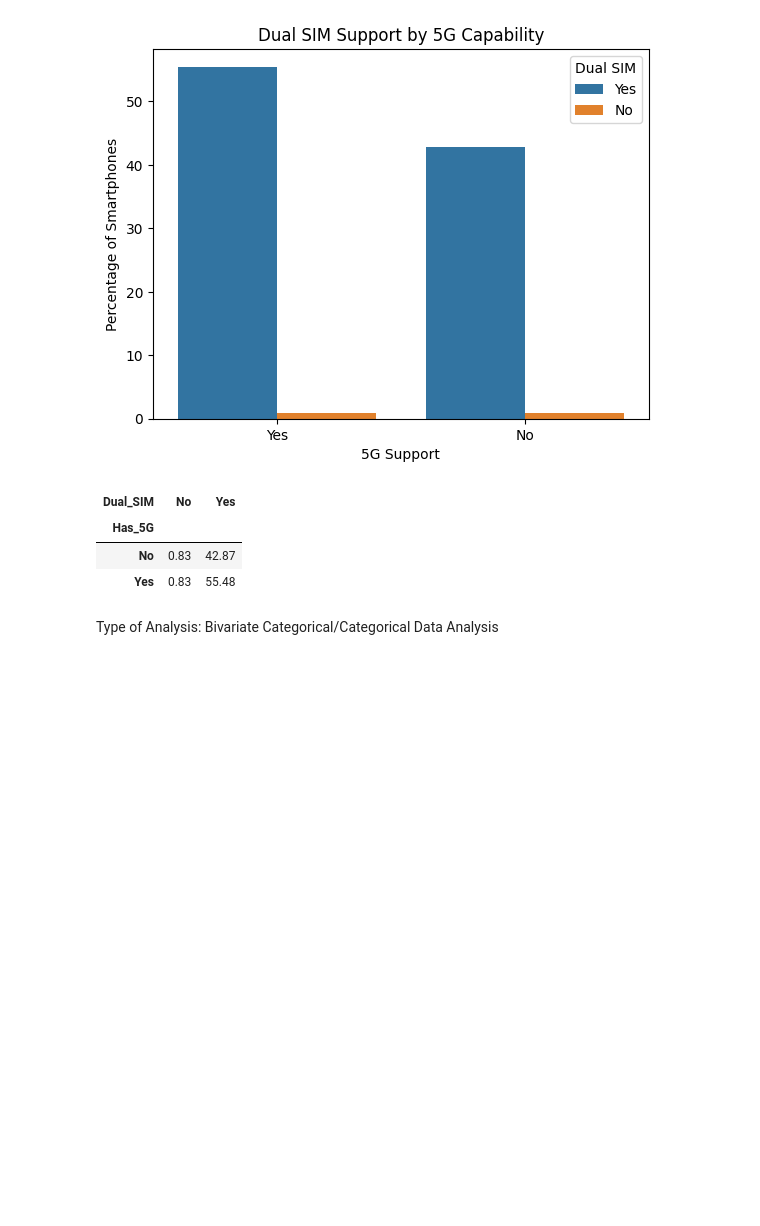
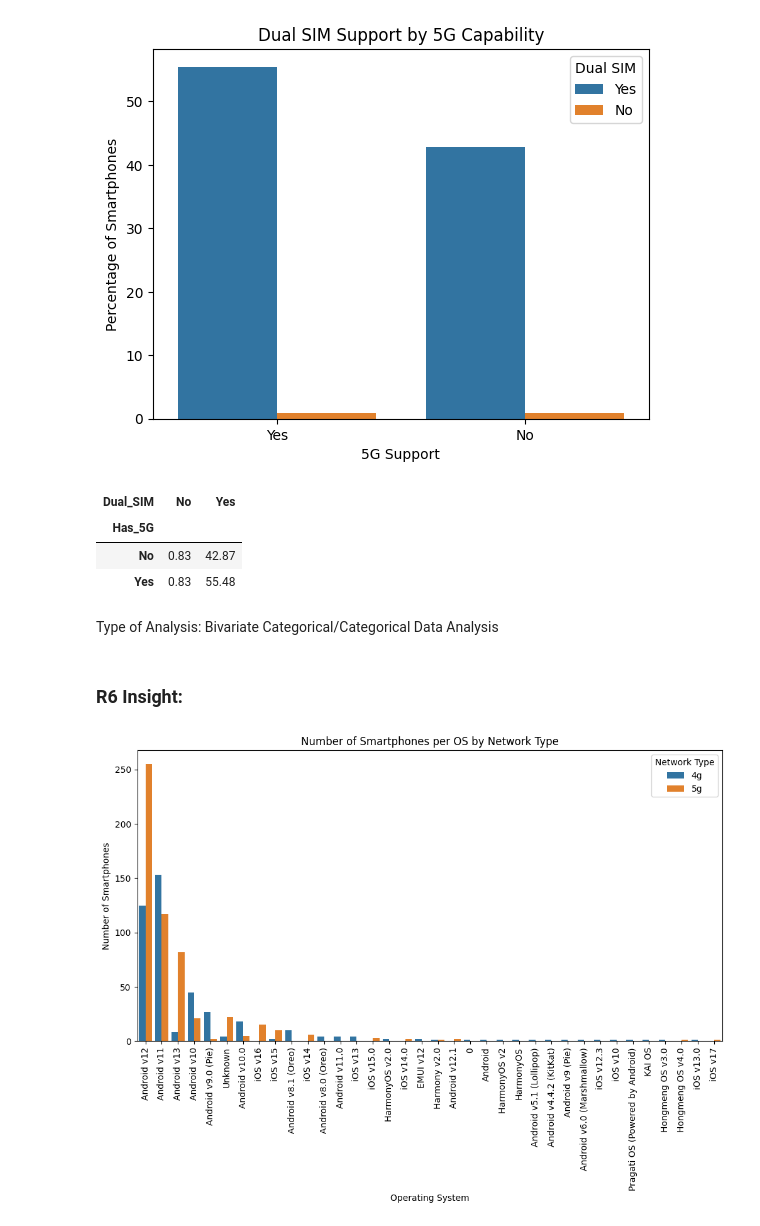
Before and after one commit to michaelmassaad02/CSI4142_Assignment1, a Jupyter notebook: CSI4142-Assignment1.ipynb, the cells around one changed output. Saved outputs shown, nothing was run; the diff lists cells and outputs as text; code cells hidden in the pictures; blank space fills up the shorter version.

Commit message:
pushing insights

```diff
--- a/CSI4142-Assignment1.ipynb
+++ b/CSI4142-Assignment1.ipynb
@@ -633,3 +635,37 @@ r5_percent
 | Yes | 0.83 | 55.48 |
 # %% [markdown]
 Type of Analysis: Bivariate Categorical/Categorical Data Analysis
+# %% [markdown]
+### R6 Insight:
+# %%
+# Fill missing values and ensure categorical type
+smartphone_specifications['os'] = smartphone_specifications['os'].fillna('Unknown').astype('category')
+smartphone_specifications['network_type'] = smartphone_specifications['network_type'].fillna('Unknown').astype('category')
+
+# Count number of phones per OS by network_type
+os_network_counts = smartphone_specifications.groupby(['os', 'network_type']).size().reset_index(name='Count')
+
+# Sort OS by total count
+os_order = smartphone_specifications['os'].value_counts().index.tolist()
+
+# Sort network_type alphabetically (or by count if you prefer)
+network_order = sorted(smartphone_specifications['network_type'].unique())
+
+# Plot grouped bar chart
+plt.figure(figsize=(12, 6))
+sns.barplot(
+    data=os_network_counts,
+    x='os',
+    y='Count',
+    hue='network_type',
+    order=os_order,
+    hue_order=network_order
+)
+plt.title('Number of Smartphones per OS by Network Type')
+plt.xlabel('Operating System')
+plt.ylabel('Number of Smartphones')
+plt.xticks(rotation=90)
+plt.legend(title='Network Type')
+plt.show()
+# %% [output]
+[figure, added]
```
Also changed, not shown: parts of 1 cell of this notebook.
